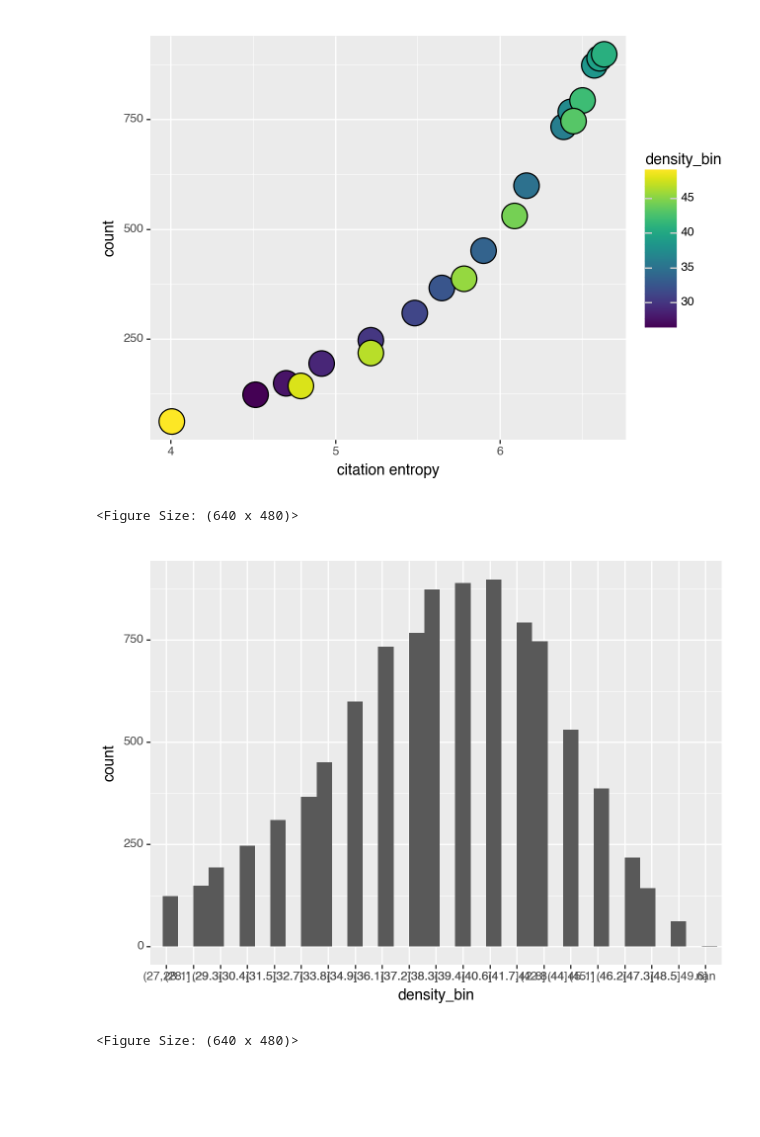
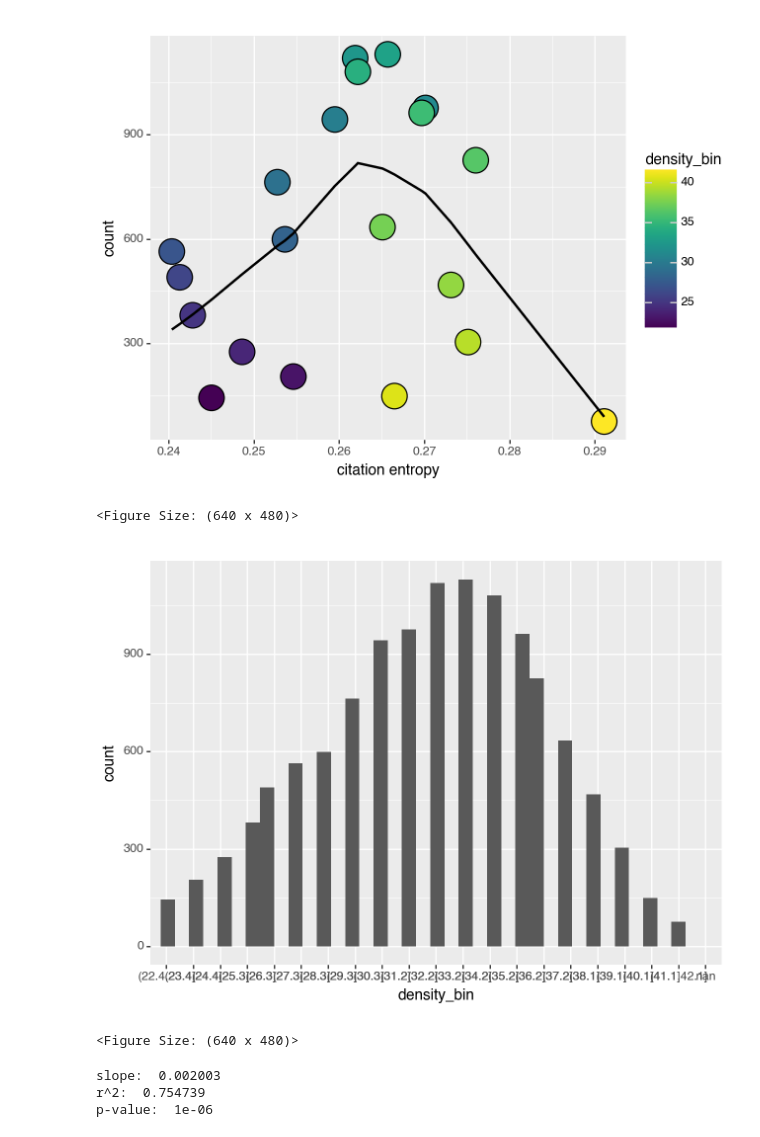
Before and after one commit to nathimel/citesim, a Jupyter notebook: src/notebooks/entropy_scratch.ipynb, the cells around one changed output. Cells and saved outputs as stored; diff of their text form; code cells hidden in the pictures; blank space fills up the shorter version.

Commit message:
debug entropy estimator and produce regressions

```diff
--- a/src/notebooks/entropy_scratch.ipynb
+++ b/src/notebooks/entropy_scratch.ipynb
@@ -22,3 +27,5 @@ df_zf
+# %%
+df_zf = df_zf[df_zf["citations_per_year"] <= 10]
 # %%
 cpy_bins = df_zf[["citations_per_year", "density_bin"]]
 cpy_bins
@@ -107,11 +162,11 @@ float(df_zf.density_bin.value_counts().keys()[0].split(",")[0].replace("(", ""))
 # %%
-from scipy.stats import entropy
+# from scipy.stats import entropy
 
 ents = []
 for bin in sorted(df_zf.density_bin.value_counts().keys()):
     # append the result
     cpy_arr = cpy_bins[cpy_bins["density_bin"] == bin]["citations_per_year"].values
-    ents.append(entropy(cpy_arr))
+    ents.append(entropy_estimator(cpy_arr))
 
 ents
 # %% [output]
@@ -163,18 +218,19 @@ df = pd.DataFrame(
 # %%
 
 (
     pn.ggplot(
         df,
+        pn.aes(
+            x="citation entropy",
+            y="count",
+            fill = "density_bin"
+        )
     )
-    + pn.geom_point(pn.aes(
-        x="citation entropy",
-        y="count",
-        fill = "density_bin"
-    ),size=10,
-    )
+    + pn.geom_point(size=10)
+    + pn.geom_smooth()
 )
 # %% [output]
-[figure, old version]
+[figure, new version]
 <Figure Size: (640 x 480)>
 # %%
 (
@@ -186,8 +242,29 @@ df = pd.DataFrame(
     ))
 )
 # %% [output]
-[figure, old version]
+[figure, new version]
 <Figure Size: (640 x 480)>
+# %%
+from scipy.stats import linregress
+
+result = linregress(
+    df["density_bin"],
+    df["citation entropy"]
+)
+
+print(
+    "slope: ", result.slope.round(6),
+)
+print(
+    "r^2: ", (result.rvalue**2).round(6),
+)
+print(
+    "p-value: ", result.pvalue.round(6),
+)
+# %% [output]
+slope:  0.002003
+r^2:  0.754739
+p-value:  1e-06
 # %%
 (
     pn.ggplot(
```
Also changed, not shown: parts of 17 cells of this notebook, 15 other files.
